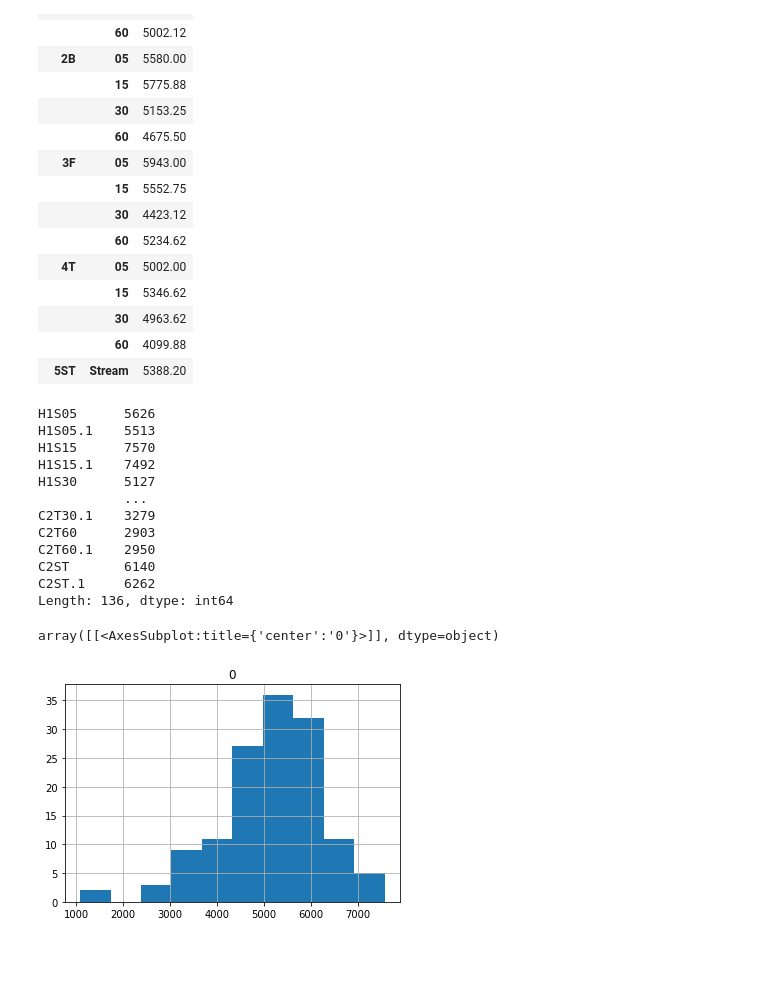
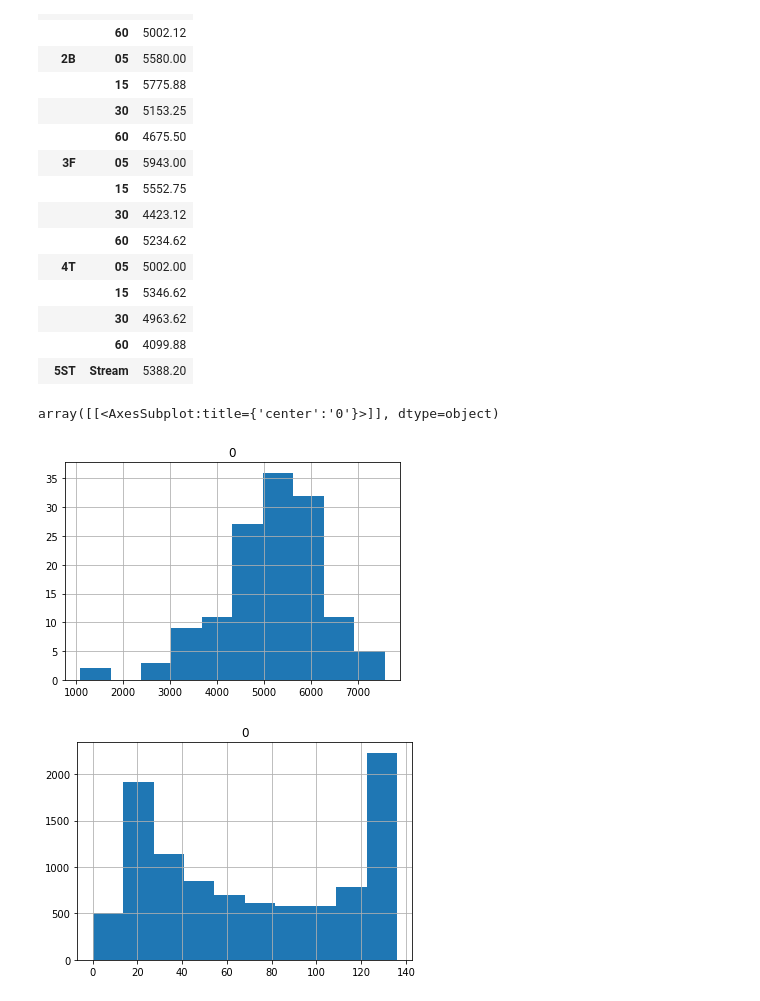
Before and after one commit to erikafreeman/FTICRMS-analyses, a Jupyter notebook: depth_plots.ipynb, the cells around one changed output. Drawn from its saved outputs; the diff is of its cells as text; code cells hidden in the pictures; blank space fills up the shorter version.

Commit message:
OTU and sample divetrsity hist added

```diff
--- a/depth_plots.ipynb
+++ b/depth_plots.ipynb
@@ -65,71 +65,54 @@ masses
 | 5ST | Stream | 5388.20 |
 # %%
 '''
-This is agian the number of molecules that exist within the sample set (including replicates) not necessarily excluding all o fthe contmionants
+This is again the number of molecules that exist within the sample set (including replicates) not necessarily excluding all of the contaminants. Most of these plots are alphas diversity metrics with beta dibersity following later.
 
 '''
-
 
 import numpy
 import pandas as pd
 import matplotlib.pyplot as plt
 from sklearn.decomposition import PCA
 import seaborn as sns
 from mpl_toolkits.mplot3d import axes3d, Axes3D
 from skbio.diversity import alpha_diversity
 
 '''
 the docs for this version are here:
 http://scikit-bio.org/docs/latest/diversity.html
 '''
 %matplotlib inline
 
 df= pd.read_csv('/home/erika/Desktop/likeliest_match_mz.csv')
 newdf = pd.read_csv('/home/erika/Desktop/likeliest_match_abspres.csv')
 
 Samp = df.copy()
 Samp.fillna(0, inplace=True)
 Samp = Samp.set_index('formula_isotopefree')
 SampleID = list(Samp.columns)
 SampT = Samp.T
 data2 = SampT.values
 
+OTUID= list(SampT.columns)
+dataOTU= Samp.values
 
 adiv_obs_otus = alpha_diversity('observed_otus', data2, SampleID)
-print(adiv_obs_otus)
+adiv_obs_otus_OTU = alpha_diversity('observed_otus', dataOTU, OTUID)
+
 df1 = pd.DataFrame(adiv_obs_otus)
+df1.rename({0: 'NumOTUs'}, inplace=True)
+dfOTU = pd.DataFrame(adiv_obs_otus_OTU)
+dfOTU.rename({0: 'NumSamples'},inplace=True)
 df1.hist()
+dfOTU.hist()
 
-# TransForm.columns = TransForm.iloc[0]
-# TransForm = pd.DataFrame.drop(TransForm, 'mz', axis=0)
-# TransForm = TransForm.fillna(0)
-# TransForm = TransForm.reset_index()
-# new = TransForm['index'].str.split('(\d+)([A-Za-z]+)', n = 3, expand = True)
-# new['SiteName'] = new[0]+ new[1]
-# new = new.rename(columns={2: 'Position', 3: 'Depth'})
-# ids = pd.DataFrame.drop(new, [0,1], axis=1)
-# OTU_equivalent = pd.DataFrame.drop(TransForm, 'index', axis=1)
-
-
-#averagetable = newdf.groupby(['Depth'])['n_peaks'].mean()
-#print(averagetable.reset_index())
-
-#bc_dm = beta_diversity("braycurtis", newdf, ids)
-#print(bc_dm)
+'''
+Plot two is a histogram of the number of times a specific isotope confirmed molecule appears in the sample set. The distribution is super weird.
+There are very few unique molecules (some that are are shared rather narrowly and many that are universal)
+'''
 # %% [output]
-H1S05      5626
-H1S05.1    5513
-H1S15      7570
-H1S15.1    7492
-H1S30      5127
-           ...
-C2T30.1    3279
-C2T60      2903
-C2T60.1    2950
-C2ST       6140
-C2ST.1     6262
-Length: 136, dtype: int64
+array([[<AxesSubplot:title={'center':'0'}>]], dtype=object)
-array([[<AxesSubplot:title={'center':'0'}>]], dtype=object)
 [figure]
+[figure, added]
 # %%
 from skbio.diversity import alpha_diversity
```
Also changed, not shown: parts of 2 cells of this notebook.
